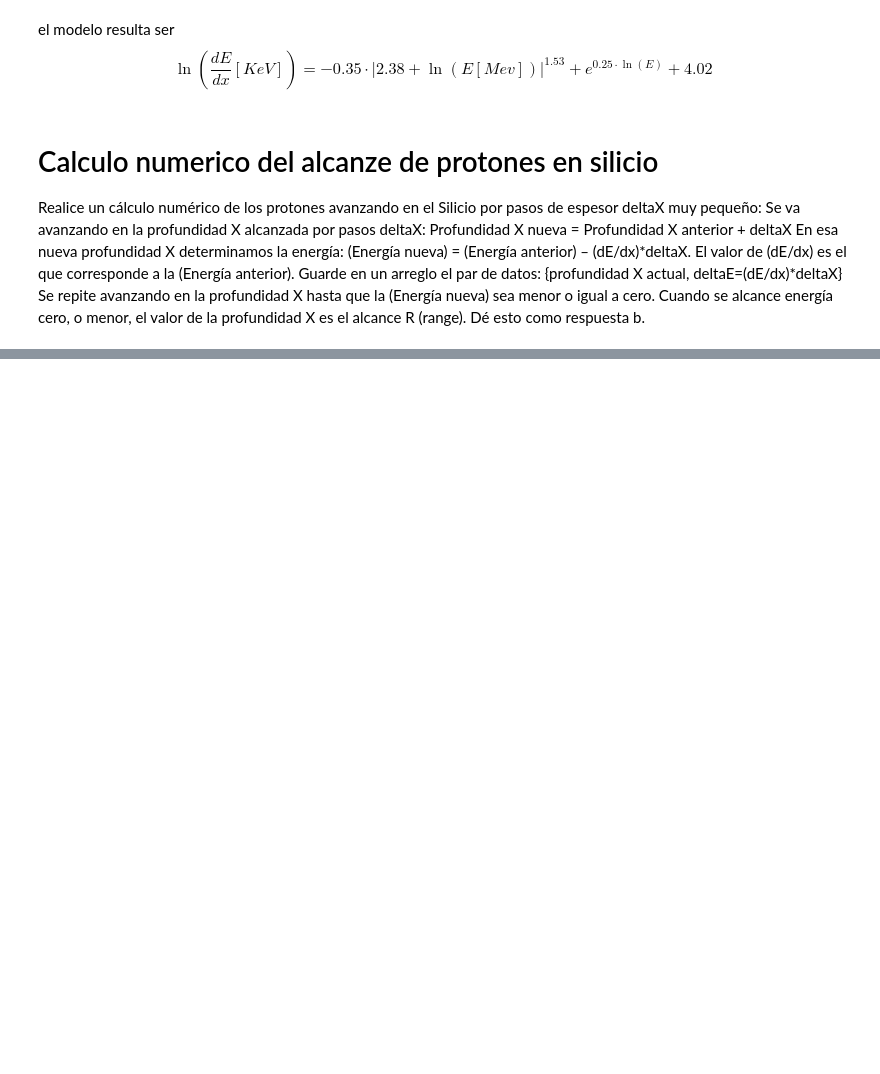
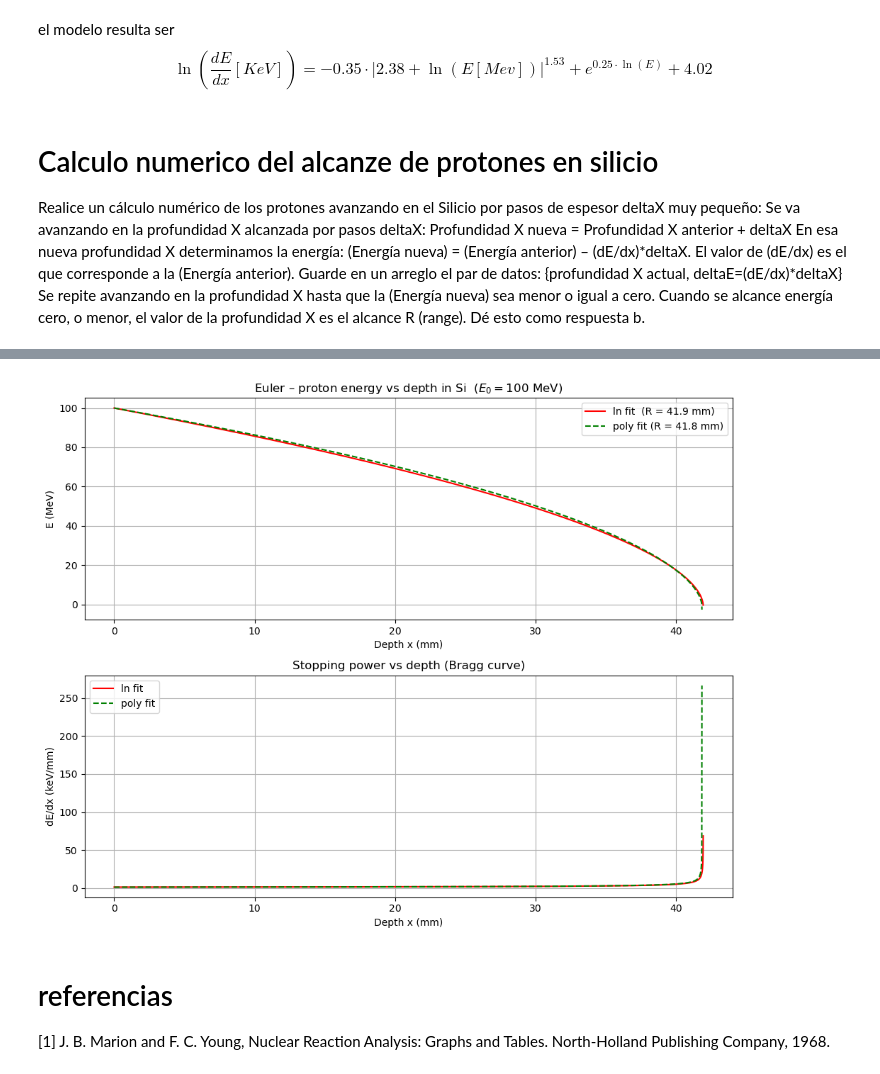
Before and after one commit to thomatrixting/Proton_depth_range_simulation, a Jupyter notebook: main.ipynb, the cells around one changed output, grey strips where cells are left out. Cells and saved outputs as stored; diff of their text form; code cells hidden in the pictures; blank space fills up the shorter version.

```diff
--- a/main.ipynb
+++ b/main.ipynb
@@ -96,0 +92,27 @@ plt.show()
+# %%
+fig, axs = plt.subplots(2, 1, figsize=(10, 8), sharex=False)
+
+axs[0].plot(x_ln,   E_ln,   color='red',   label=f'ln fit  (R = {x_ln[-1]:.1f} mm)')
+axs[0].plot(x_poly, E_poly, color='green', label=f'poly fit (R = {x_poly[-1]:.1f} mm)', linestyle='--')
+axs[0].set_xlabel('Depth x (mm)')
+axs[0].set_ylabel('E (MeV)')
+axs[0].set_title(r'Euler – proton energy vs depth in Si  ($E_0 = 100$ MeV)')
+axs[0].legend()
+axs[0].grid(True)
+
+axs[1].plot(x_ln[:-1],   dEdx_ln,   color='red',   label='ln fit')
+axs[1].plot(x_poly[:-1], dEdx_poly, color='green', label='poly fit', linestyle='--')
+axs[1].set_xlabel('Depth x (mm)')
+axs[1].set_ylabel('dE/dx (keV/mm)')
+axs[1].set_title('Stopping power vs depth (Bragg curve)')
+axs[1].legend()
+axs[1].grid(True)
+
+plt.tight_layout()
+plt.show()
+# %% [output]
+[figure, added]
+# %% [markdown]
+# referencias
+
+[1] J. B. Marion and F. C. Young, Nuclear Reaction Analysis: Graphs and Tables. North-Holland Publishing Company, 1968.
```
Also changed, not shown: parts of 9 cells of this notebook, 4 other files.
